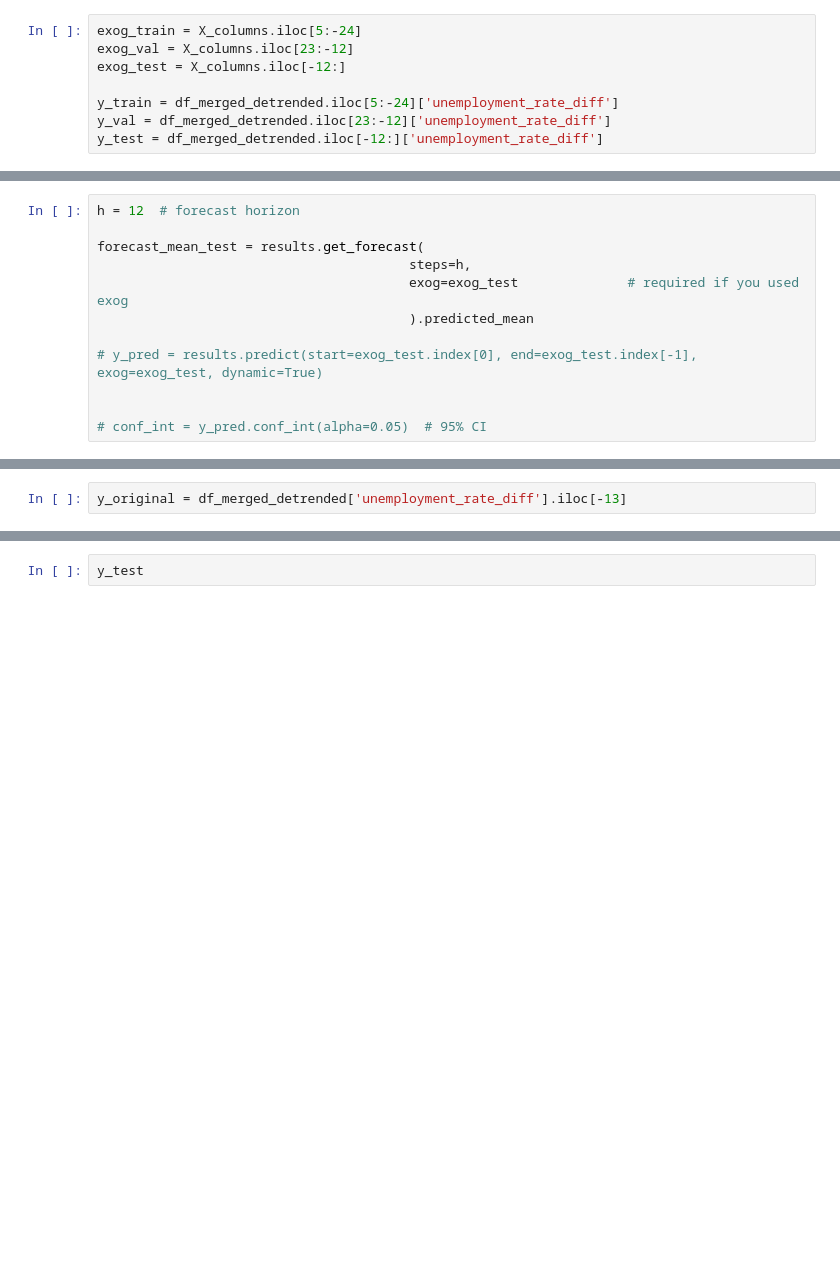
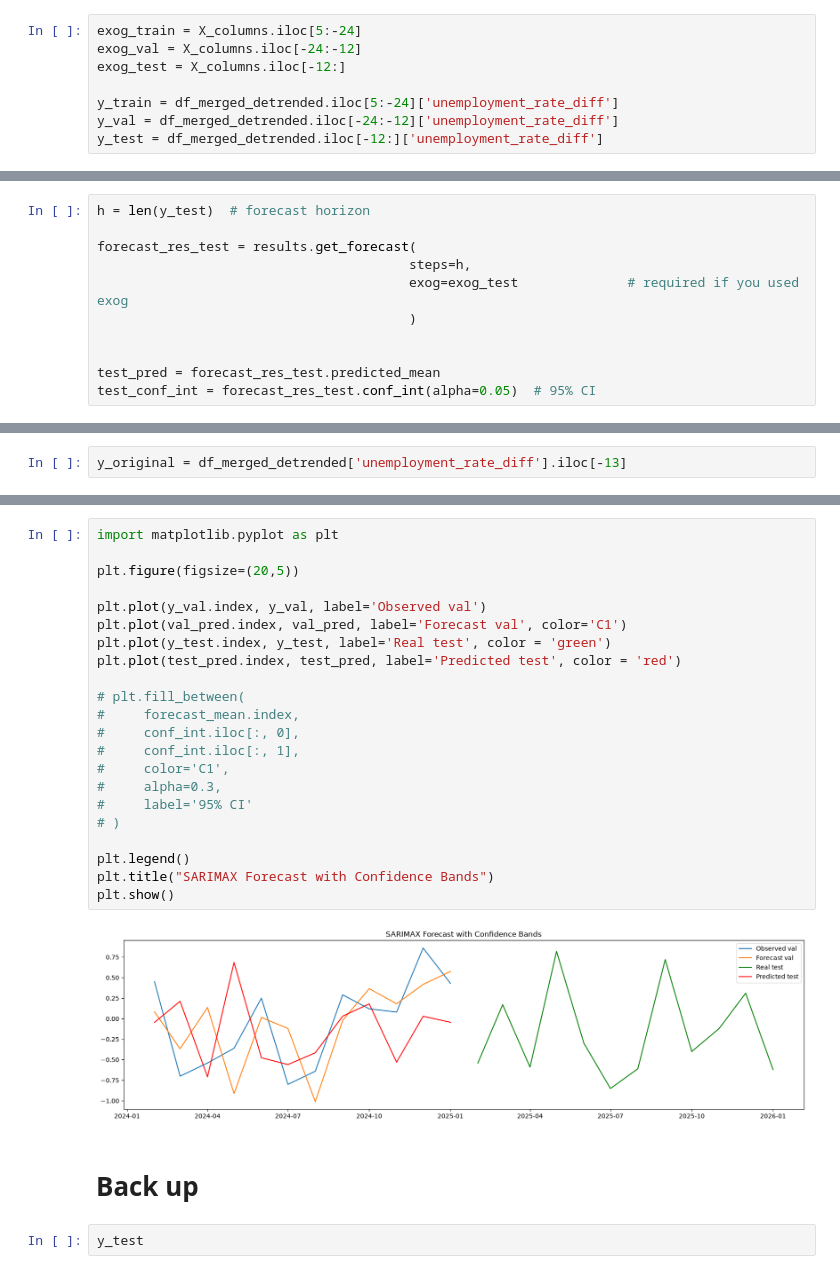
Before and after one commit to Francisscus/Employment_rate_predictor, a Jupyter notebook: 003_SARIMAX_baseline.ipynb, the cells around one changed output, grey strips where cells are left out. Drawn from its saved outputs; the diff is of its cells as text; blank space fills up the shorter version.

```diff
--- a/003_SARIMAX_baseline.ipynb
+++ b/003_SARIMAX_baseline.ipynb
@@ -95,10 +64,10 @@ X_columns.iloc[5:-24]
 # %%
 exog_train = X_columns.iloc[5:-24]
-exog_val = X_columns.iloc[23:-12]
+exog_val = X_columns.iloc[-24:-12]
 exog_test = X_columns.iloc[-12:]
 
 y_train = df_merged_detrended.iloc[5:-24]['unemployment_rate_diff']
-y_val = df_merged_detrended.iloc[23:-12]['unemployment_rate_diff']
+y_val = df_merged_detrended.iloc[-24:-12]['unemployment_rate_diff']
 y_test = df_merged_detrended.iloc[-12:]['unemployment_rate_diff']
 # %%
 # start = time.time()
@@ -205,12 +226,11 @@ NameError: name 'exog_val' is not defined
 # %%
-h = 12  # forecast horizon
+h = len(y_test)  # forecast horizon
 
-forecast_mean_test = results.get_forecast(
+forecast_res_test = results.get_forecast(
                                         steps=h,
                                         exog=exog_test              # required if you used exog
-                                        ).predicted_mean
-
-# y_pred = results.predict(start=exog_test.index[0], end=exog_test.index[-1], exog=exog_test, dynamic=True)
+                                        )
 
 
-# conf_int = y_pred.conf_int(alpha=0.05)  # 95% CI
+test_pred = forecast_res_test.predicted_mean
+test_conf_int = forecast_res_test.conf_int(alpha=0.05)  # 95% CI
@@ -313,3 +325,29 @@ RMSE test : 5.769568233718604e-15
+# %%
+import matplotlib.pyplot as plt
+
+plt.figure(figsize=(20,5))
+
+plt.plot(y_val.index, y_val, label='Observed val')
+plt.plot(val_pred.index, val_pred, label='Forecast val', color='C1')
+plt.plot(y_test.index, y_test, label='Real test', color = 'green')
+plt.plot(test_pred.index, test_pred, label='Predicted test', color = 'red')
+
+# plt.fill_between(
+#     forecast_mean.index,
+#     conf_int.iloc[:, 0],
+#     conf_int.iloc[:, 1],
+#     color='C1',
+#     alpha=0.3,
+#     label='95% CI'
+# )
+
+plt.legend()
+plt.title("SARIMAX Forecast with Confidence Bands")
+plt.show()
+# %% [output]
+[figure, added]
+# %% [markdown]
+# Back up
 # %%
 y_test
 # %% [output]
```
Also changed, not shown: parts of 25 cells of this notebook, 1 other file.
